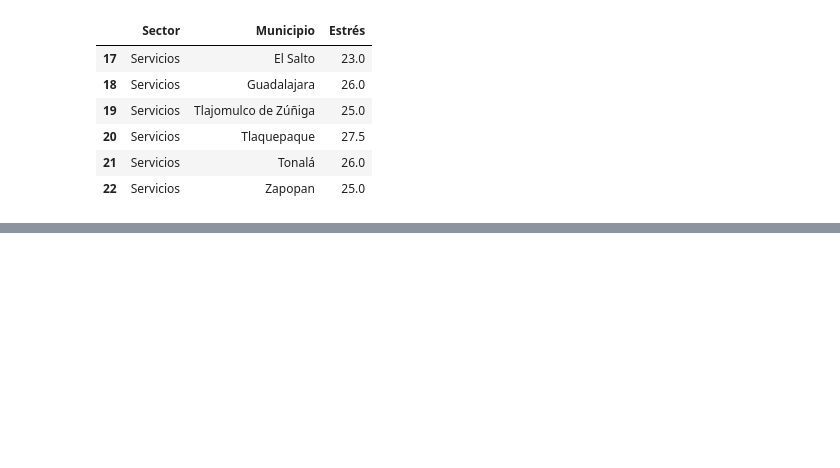
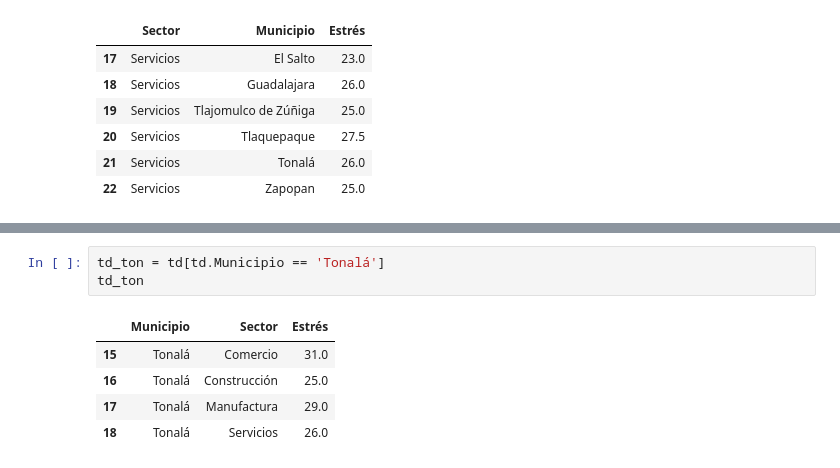
Before and after one commit to IFFranciscoME/Urban_Lab_Desarrollo, a Jupyter notebook: Job/Stress Analysis.ipynb, the cells around one changed output, grey strips where cells are left out. Drawn from its saved outputs; the diff is of its cells as text; blank space fills up the shorter version.

```diff
--- a/Job/Stress Analysis.ipynb
+++ b/Job/Stress Analysis.ipynb
@@ -261,0 +347,9 @@ fig.show()
+# %%
+td_ton = td[td.Municipio == 'Tonalá']
+td_ton
+# %% [output]
+|  | Municipio | Sector | Estrés |
+| 15 | Tonalá | Comercio | 31.0 |
+| 16 | Tonalá | Construcción | 25.0 |
+| 17 | Tonalá | Manufactura | 29.0 |
+| 18 | Tonalá | Servicios | 26.0 |
```
Also changed, not shown: parts of 12 cells of this notebook.
